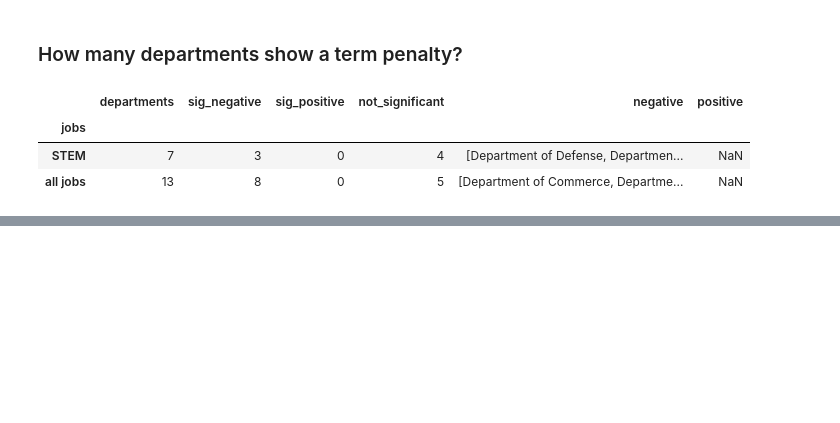
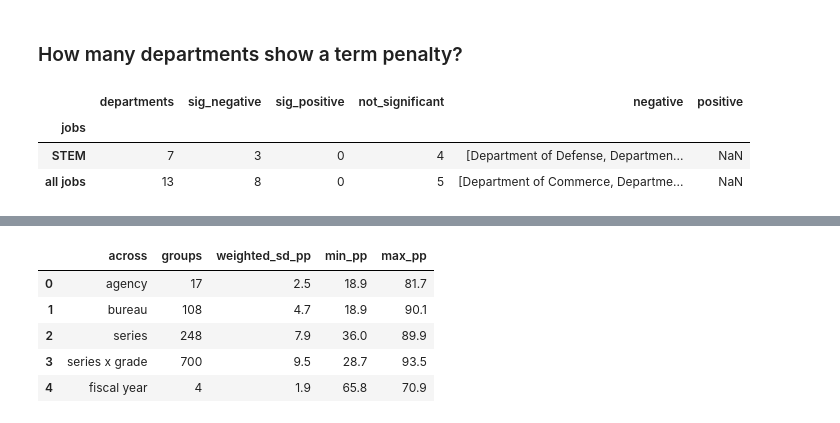
Before and after one commit to abigailhaddad/2210, a Jupyter notebook: hiring_outcomes_analysis.ipynb, the cells around one changed output, grey strips where cells are left out. Drawn from its saved outputs; the diff is of its cells as text; code cells hidden in the pictures; blank space fills up the shorter version.

```diff
--- a/hiring_outcomes_analysis.ipynb
+++ b/hiring_outcomes_analysis.ipynb
@@ -376,0 +431,29 @@ count_departments(shares)
+# %%
+def fill_rate_spread(pos, min_n=200):
+    """Weighted SD and range of permanent fill rates across agencies, bureaus, series, series x grade, and FY."""
+    perm = pos[pos.appt == "Permanent"]
+    rows = []
+    for label, col in [("agency", "Agency"), ("bureau", "ab"), ("series", "Job_Series_Number"), ("series x grade", "series_grade"), ("fiscal year", "fy")]:
+        g = perm.groupby(col).filled.agg(["mean", "size"])
+        g = g[g["size"] >= min_n]
+        avg = np.average(g["mean"], weights=g["size"])
+        rows.append(dict(across=label, groups=len(g), weighted_sd_pp=100 * np.sqrt(np.average((g["mean"] - avg) ** 2, weights=g["size"])),
+                         min_pp=100 * g["mean"].min(), max_pp=100 * g["mean"].max()))
+    return pd.DataFrame(rows)
+
+
+def fill_rate_by_gs_grade(pos):
+    """Permanent fill rate by single GS grade (grade 00 isn't a real grade and is dropped)."""
+    perm = pos[(pos.appt == "Permanent") & (pos.Pay_Plan == "GS")]
+    g = perm.groupby(perm.Grade.str.strip("'")).filled.agg(fill_rate="mean", positions="size")
+    return g[g.index.str.fullmatch(r"\d\d") & (g.index != "00") & (g.positions >= 1000)]
+
+
+fill_rate_spread(pos).round(1)
+# %% [output]
+|  | across | groups | weighted_sd_pp | min_pp | max_pp |
+| 0 | agency | 17 | 2.5 | 18.9 | 81.7 |
+| 1 | bureau | 108 | 4.7 | 18.9 | 90.1 |
+| 2 | series | 248 | 7.9 | 36.0 | 89.9 |
+| 3 | series x grade | 700 | 9.5 | 28.7 | 93.5 |
+| 4 | fiscal year | 4 | 1.9 | 65.8 | 70.9 |
```
Also changed, not shown: parts of 5 cells of this notebook.
